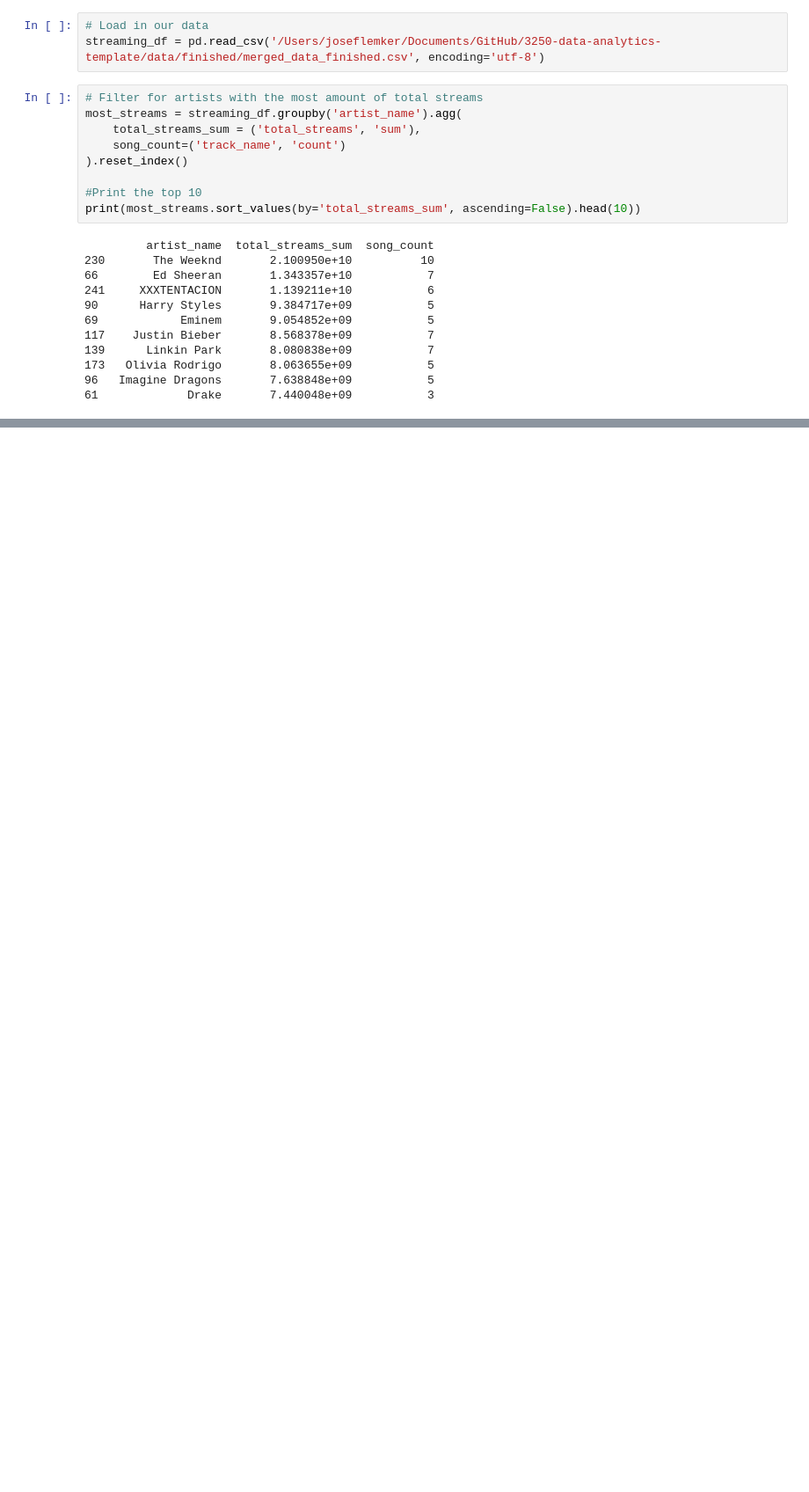
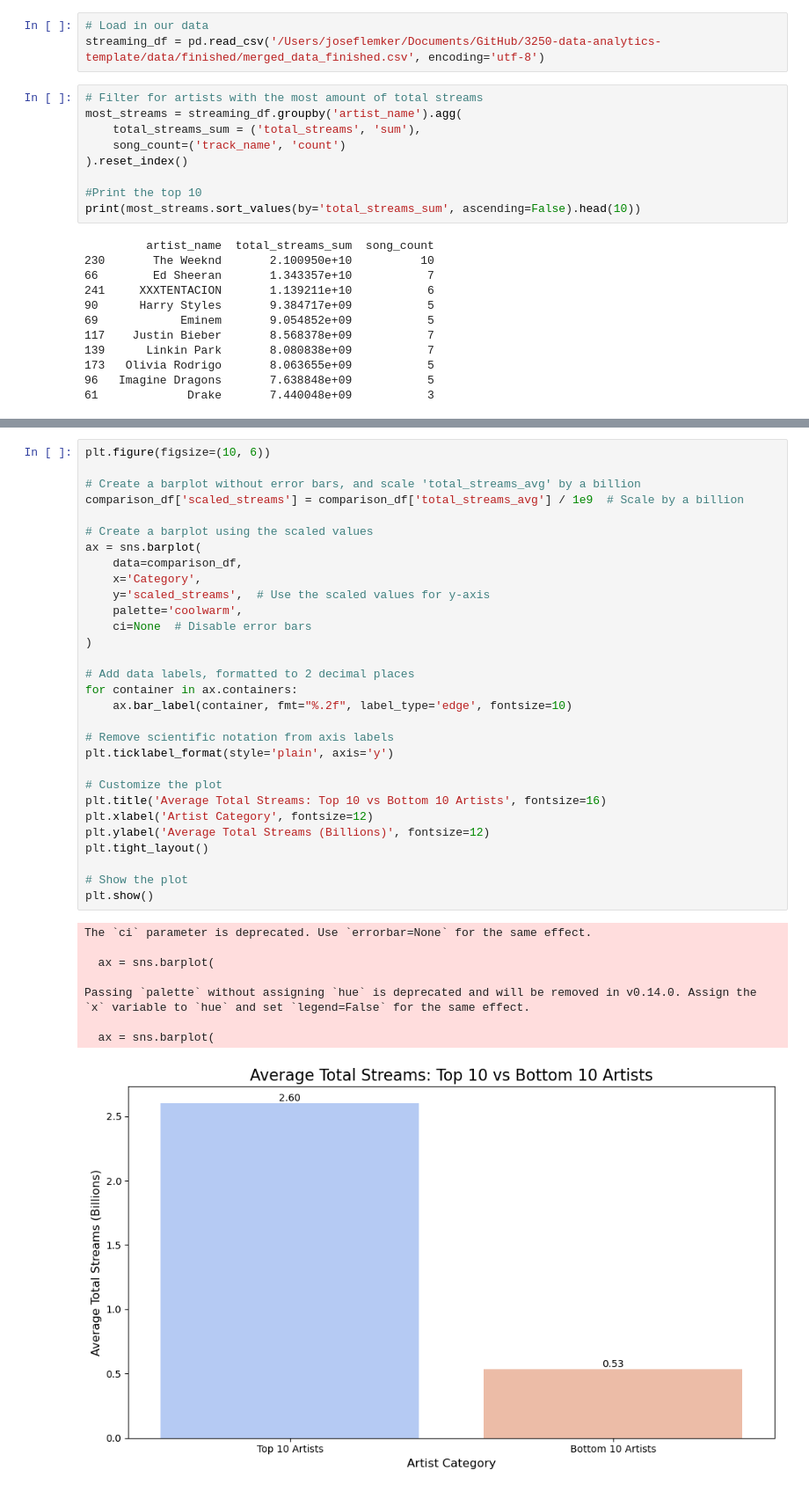
Before and after one commit to mojolemker/3250-data-analytics-template, a Jupyter notebook: code/notebooks/004-artistAnalysis.ipynb, the cells around one changed output, grey strips where cells are left out. Shown: that part at 88% size. Drawn from its saved outputs; the diff is of its cells as text; blank space fills up the shorter version.

```diff
--- a/code/notebooks/004-artistAnalysis.ipynb
+++ b/code/notebooks/004-artistAnalysis.ipynb
@@ -75,0 +168,39 @@ print(most_streams.sort_values(by='average_total_streams', ascending=False).head
+# %%
+plt.figure(figsize=(10, 6))
+
+# Create a barplot without error bars, and scale 'total_streams_avg' by a billion
+comparison_df['scaled_streams'] = comparison_df['total_streams_avg'] / 1e9  # Scale by a billion
+
+# Create a barplot using the scaled values
+ax = sns.barplot(
+    data=comparison_df,
+    x='Category',
+    y='scaled_streams',  # Use the scaled values for y-axis
+    palette='coolwarm',
+    ci=None  # Disable error bars
+)
+
+# Add data labels, formatted to 2 decimal places
+for container in ax.containers:
+    ax.bar_label(container, fmt="%.2f", label_type='edge', fontsize=10)
+
+# Remove scientific notation from axis labels
+plt.ticklabel_format(style='plain', axis='y')
+
+# Customize the plot
+plt.title('Average Total Streams: Top 10 vs Bottom 10 Artists', fontsize=16)
+plt.xlabel('Artist Category', fontsize=12)
+plt.ylabel('Average Total Streams (Billions)', fontsize=12)
+plt.tight_layout()
+
+# Show the plot
+plt.show()
+# %% [output]
+The `ci` parameter is deprecated. Use `errorbar=None` for the same effect.
+
+  ax = sns.barplot(
+
+Passing `palette` without assigning `hue` is deprecated and will be removed in v0.14.0. Assign the `x` variable to `hue` and set `legend=False` for the same effect.
+
+  ax = sns.barplot(
+[figure, added]
```
Also changed, not shown: parts of 9 cells of this notebook, 1 other file.
